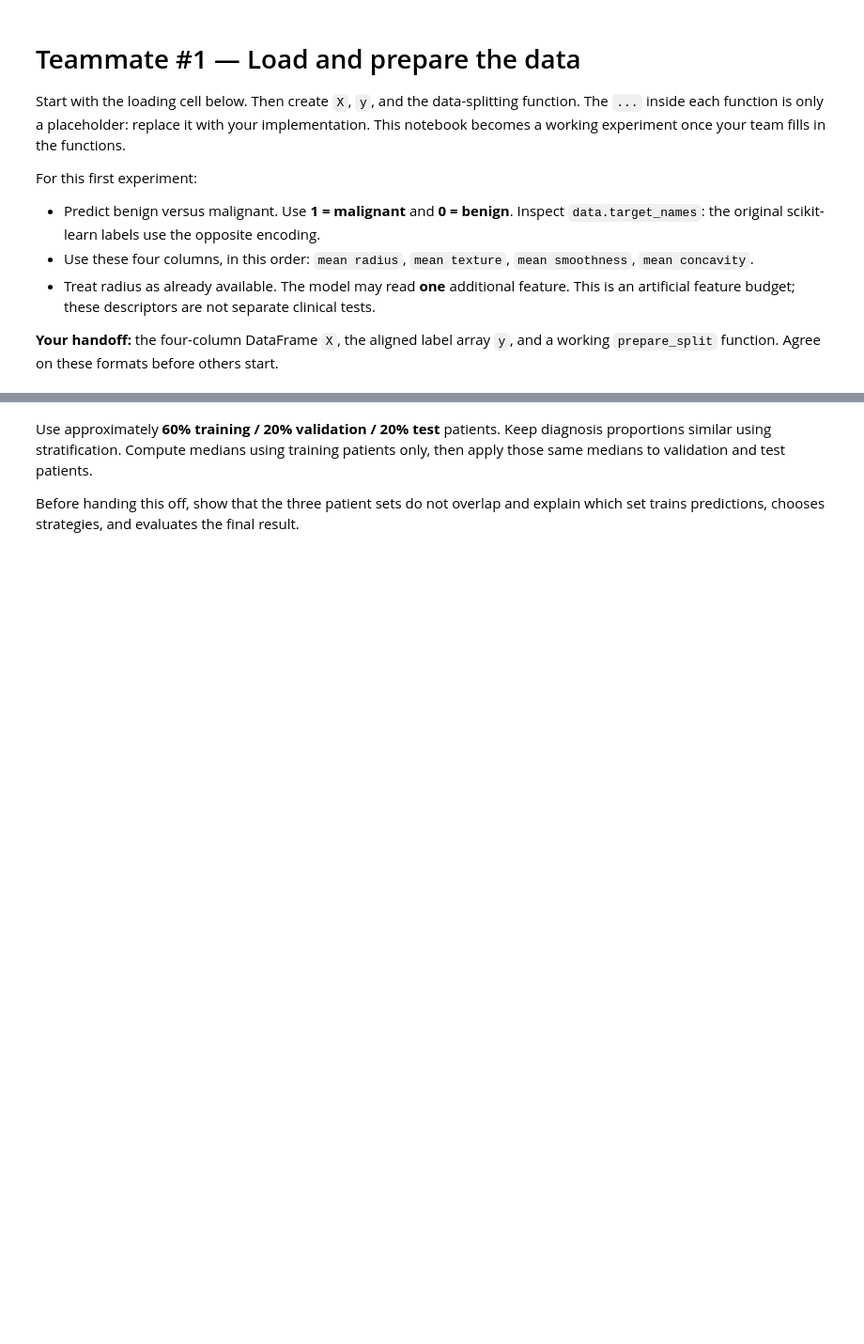
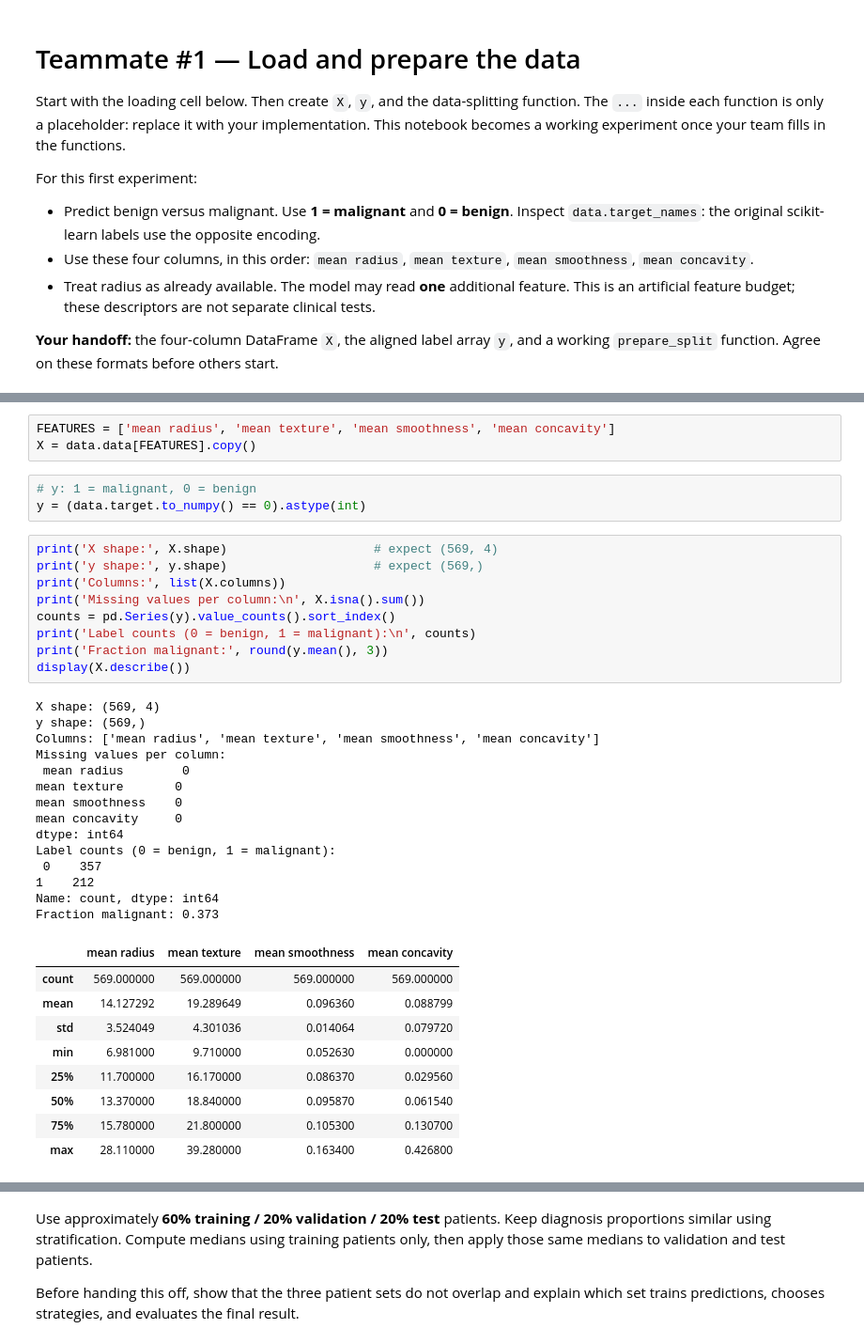
Before and after one commit to buiswrld/ctn-robust-acquisition, a Jupyter notebook: WDBC_Student_Starter.ipynb, the cells around one changed output, grey strips where cells are left out. Shown at 94% size. Drawn from its saved outputs; the diff is of its cells as text; blank space fills up the shorter version.

```diff
--- a/WDBC_Student_Starter.ipynb
+++ b/WDBC_Student_Starter.ipynb
@@ -39,0 +34,39 @@ Original target labels: {0: 'malignant', 1: 'benign'}
+# %%
+FEATURES = ['mean radius', 'mean texture', 'mean smoothness', 'mean concavity']
+X = data.data[FEATURES].copy()
+# %%
+# y: 1 = malignant, 0 = benign
+y = (data.target.to_numpy() == 0).astype(int)
+# %%
+print('X shape:', X.shape)                    # expect (569, 4)
+print('y shape:', y.shape)                    # expect (569,)
+print('Columns:', list(X.columns))
+print('Missing values per column:\n', X.isna().sum())
+counts = pd.Series(y).value_counts().sort_index()
+print('Label counts (0 = benign, 1 = malignant):\n', counts)
+print('Fraction malignant:', round(y.mean(), 3))
+display(X.describe())
+# %% [output]
+X shape: (569, 4)
+y shape: (569,)
+Columns: ['mean radius', 'mean texture', 'mean smoothness', 'mean concavity']
+Missing values per column:
+ mean radius        0
+mean texture       0
+mean smoothness    0
+mean concavity     0
+dtype: int64
+Label counts (0 = benign, 1 = malignant):
+ 0    357
+1    212
+Name: count, dtype: int64
+Fraction malignant: 0.373
+|  | mean radius | mean texture | mean smoothness | mean concavity |
+| count | 569.000000 | 569.000000 | 569.000000 | 569.000000 |
+| mean | 14.127292 | 19.289649 | 0.096360 | 0.088799 |
+| std | 3.524049 | 4.301036 | 0.014064 | 0.079720 |
+| min | 6.981000 | 9.710000 | 0.052630 | 0.000000 |
+| 25% | 11.700000 | 16.170000 | 0.086370 | 0.029560 |
+| 50% | 13.370000 | 18.840000 | 0.095870 | 0.061540 |
+| 75% | 15.780000 | 21.800000 | 0.105300 | 0.130700 |
+| max | 28.110000 | 39.280000 | 0.163400 | 0.426800 |
```
Also changed, not shown: parts of 9 cells of this notebook.
